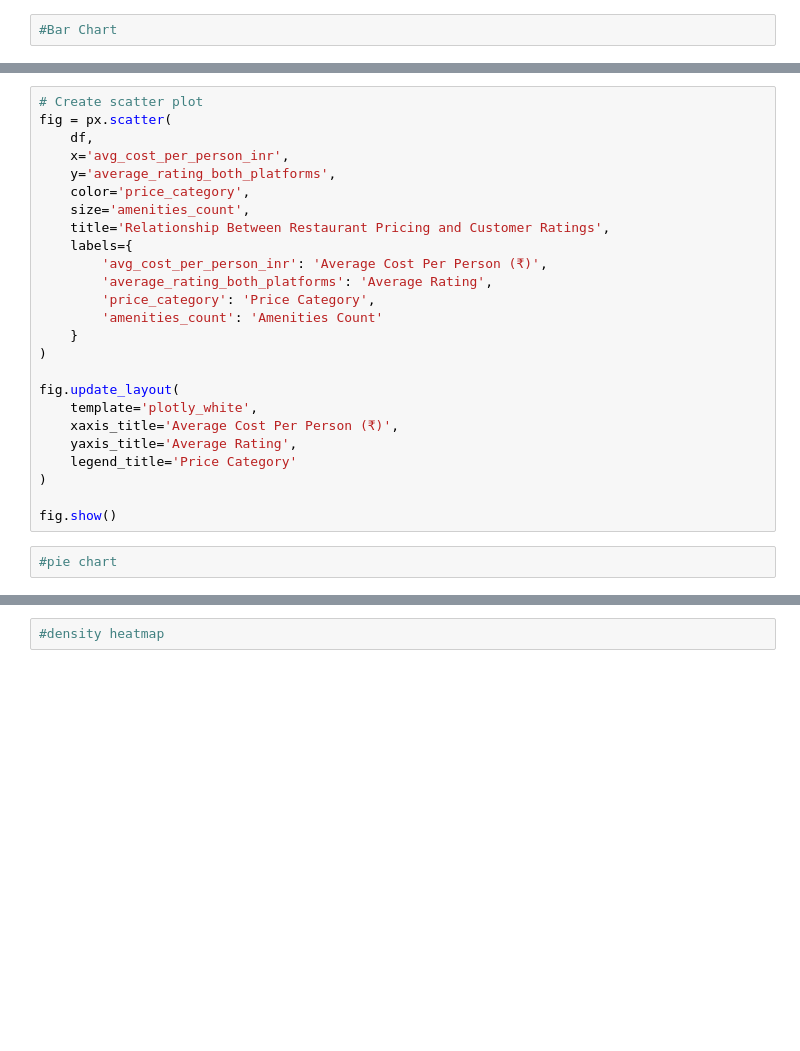
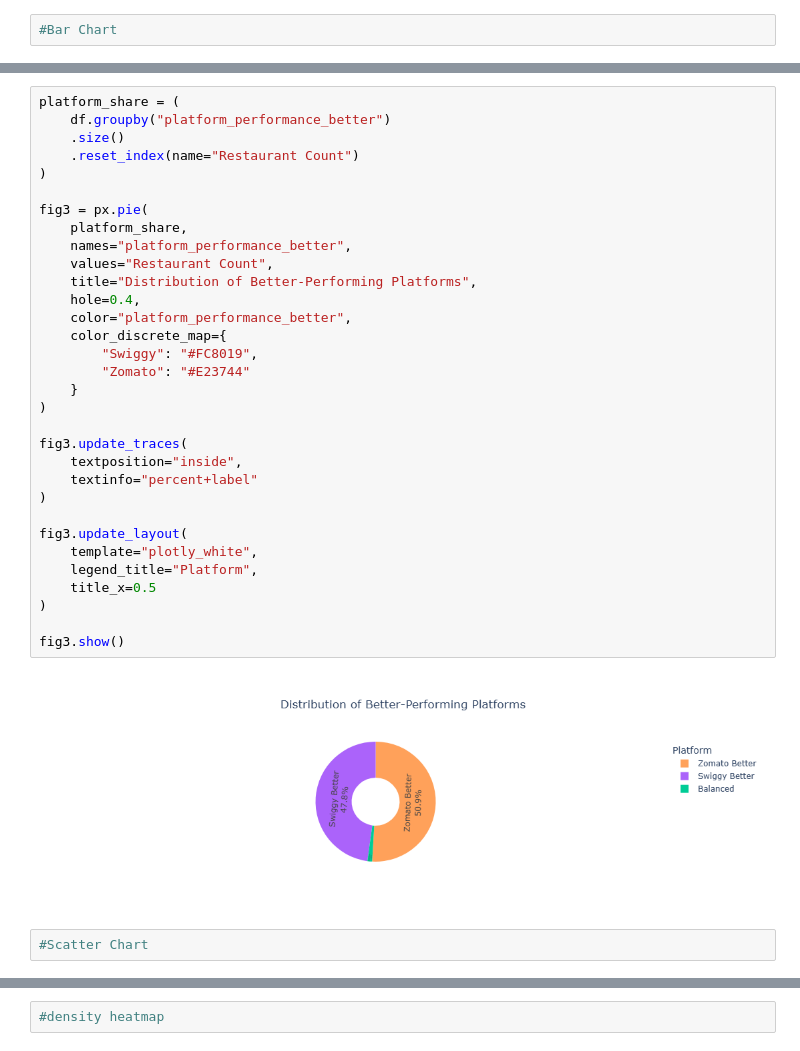
Before and after one commit to parneetk0409-ops/Swiggy-vs-Zomato-Platform-Comparison-and-Analysis, a Jupyter notebook: MyProject.ipynb, the cells around one changed output, grey strips where cells are left out. Drawn from its saved outputs; the diff is of its cells as text; blank space fills up the shorter version.

```diff
--- a/MyProject.ipynb
+++ b/MyProject.ipynb
@@ -96,28 +189,37 @@ fig2.show()
 # %%
-# Create scatter plot
-fig = px.scatter(
-    df,
-    x='avg_cost_per_person_inr',
-    y='average_rating_both_platforms',
-    color='price_category',
-    size='amenities_count',
-    title='Relationship Between Restaurant Pricing and Customer Ratings',
-    labels={
-        'avg_cost_per_person_inr': 'Average Cost Per Person (₹)',
-        'average_rating_both_platforms': 'Average Rating',
-        'price_category': 'Price Category',
-        'amenities_count': 'Amenities Count'
+platform_share = (
+    df.groupby("platform_performance_better")
+    .size()
+    .reset_index(name="Restaurant Count")
+)
+
+fig3 = px.pie(
+    platform_share,
+    names="platform_performance_better",
+    values="Restaurant Count",
+    title="Distribution of Better-Performing Platforms",
+    hole=0.4,
+    color="platform_performance_better",
+    color_discrete_map={
+        "Swiggy": "#FC8019",
+        "Zomato": "#E23744"
     }
 )
 
-fig.update_layout(
-    template='plotly_white',
-    xaxis_title='Average Cost Per Person (₹)',
-    yaxis_title='Average Rating',
-    legend_title='Price Category'
+fig3.update_traces(
+    textposition="inside",
+    textinfo="percent+label"
 )
 
-fig.show()
+fig3.update_layout(
+    template="plotly_white",
+    legend_title="Platform",
+    title_x=0.5
+)
+
+fig3.show()
+# %% [output]
+[figure, added]
 # %%
-#pie chart
+#Scatter Chart
 # %%
```
Also changed, not shown: parts of 47 cells of this notebook.
